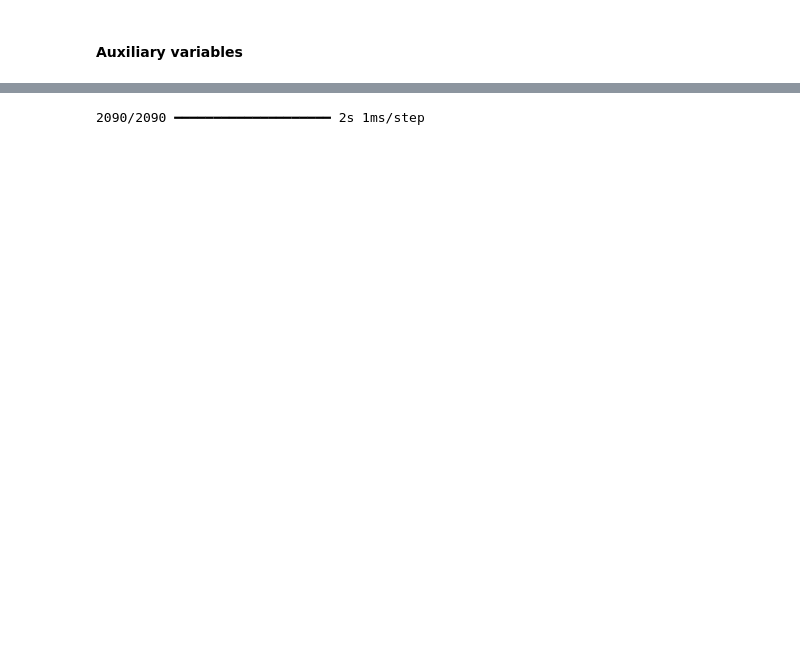
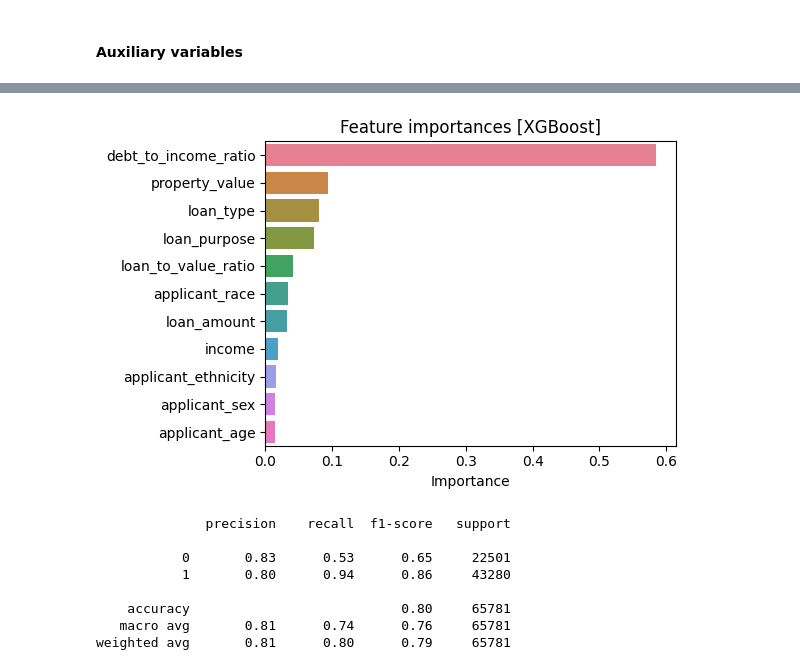
Before and after one commit to hpmartins/mlai-ucb-codes, a Jupyter notebook: capstone_project/file_3C_modeling-XGBoost.ipynb, the cells around one changed output, grey strips where cells are left out. Drawn from its saved outputs; the diff is of its cells as text; code cells hidden in the pictures; blank space fills up the shorter version.

```diff
--- a/capstone_project/file_3C_modeling-XGBoost.ipynb
+++ b/capstone_project/file_3C_modeling-XGBoost.ipynb
@@ -284,0 +24,6 @@ plt.show()
+# %%
+X_train, X_test, y_train, y_test = get_X_y(filename_input, ohe_transform=False)
+
+for col in list(X_train.select_dtypes(include=object).columns):
+    X_train[col] = X_train[col].astype("category")
+    X_test[col] = X_test[col].astype("category")
@@ -284,0 +75,4 @@ plt.show()
+# %%
+importances = pd.DataFrame(gridcv.best_estimator_.feature_importances_, gridcv.best_estimator_.feature_names_in_)
+importances.columns = ['F']
+importances.sort_values(by=['F'], ascending=False)
@@ -285,5 +92,24 @@ plt.show()
+# %%
+f, ax = plt.subplots(figsize=(6,4))
+sns.barplot(importances.sort_values(by='F', ascending=False).T, orient='h', ax=ax)
+
+ax.set_title('Feature importances [XGBoost]')
+ax.set_xlabel('Importance')
+
+plt.tight_layout()
+plt.savefig('images/models-feat_importance.png', dpi=600)
+plt.show()
+# %% [output]
+[figure, added]
 # %%
-predictions = np.where(model.predict(X_test) > 0.5, 1, 0)
+predictions = np.where(gridcv.predict(X_test) > 0.5, 1, 0)
 print(classification_report(y_test, predictions))
 # %% [output]
-2090/2090 ━━━━━━━━━━━━━━━━━━━━ 2s 1ms/step
+              precision    recall  f1-score   support
+
+           0       0.83      0.53      0.65     22501
+           1       0.80      0.94      0.86     43280
+
+    accuracy                           0.80     65781
+   macro avg       0.81      0.74      0.76     65781
+weighted avg       0.81      0.80      0.79     65781
```
Also changed, not shown: parts of 31 cells of this notebook, 11 other files.
